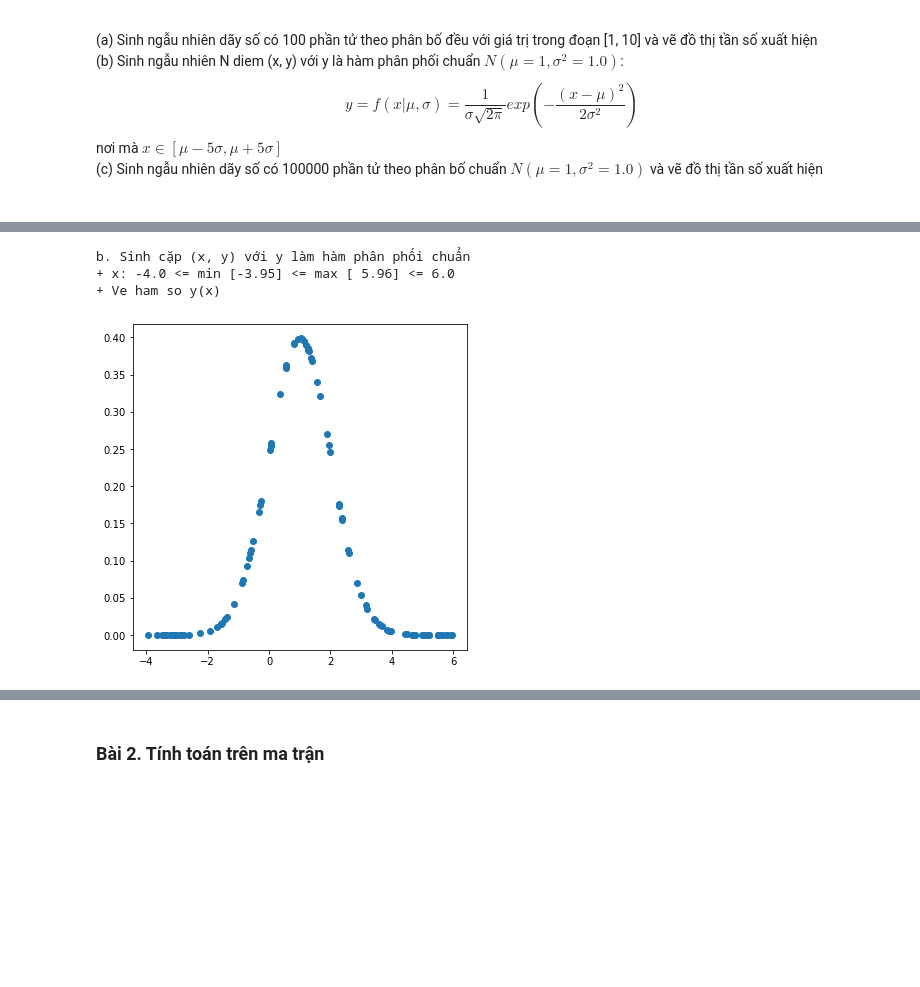
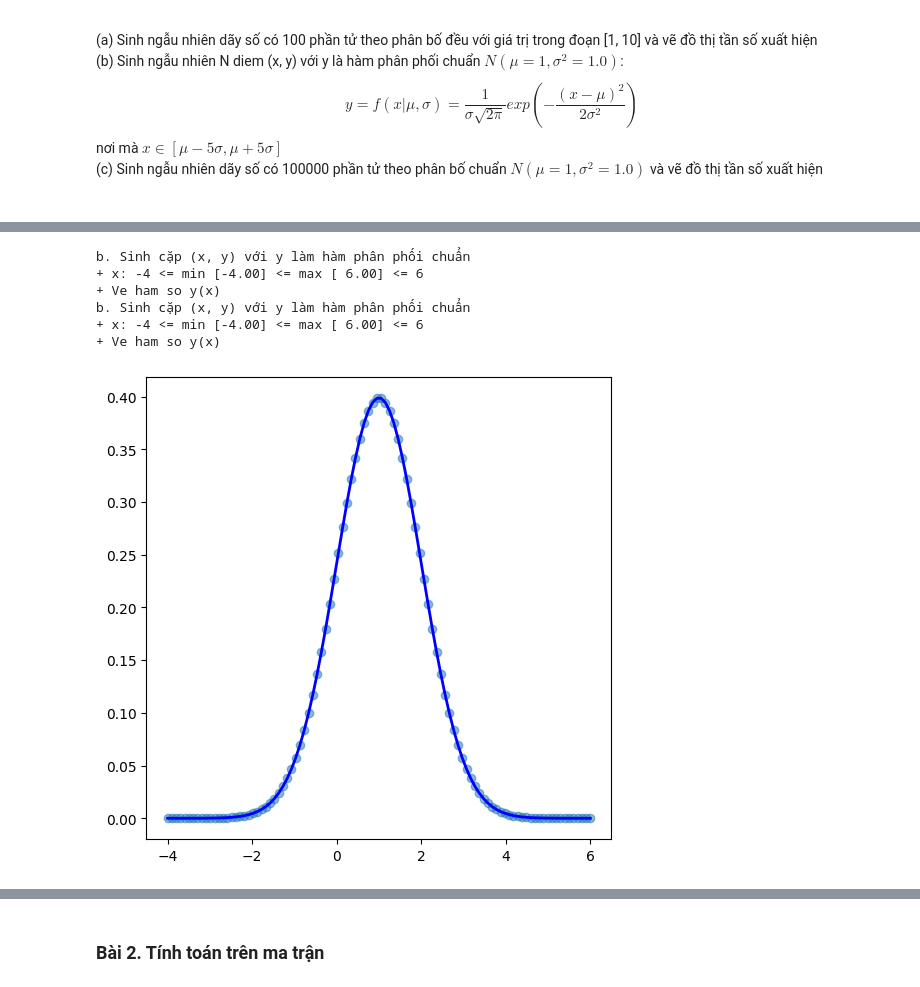
Before and after one commit to tiavantuan-afk/sgu2526k1_csttnt, a Jupyter notebook: Tuan02/my_lesson3.ipynb, the cells around one changed output, grey strips where cells are left out. Saved outputs shown, nothing was run; the diff lists cells and outputs as text; code cells hidden in the pictures; blank space fills up the shorter version.

```diff
--- a/Tuan02/my_lesson3.ipynb
+++ b/Tuan02/my_lesson3.ipynb
@@ -156,21 +205,34 @@ a. Sinh ngẫu nhiên theo phân bố đều
 # %%
 """ CÁC BẠN LÀM BÀI Ở ĐÂY """
-# Sử dụm hàm np.random.rand() sinh số ngẫu nhiên trong [0,1) --> [0,1) * (b - a) + a --> [a, b)
-# Sử dụng hàm sau để tính hàm xác suất chuẩn N(m, s): np.sqrt, np.exp
-# ...
+# Định nghĩa tham số
+mu = 1
+sigma = 1
+N = 100
+
+# Sinh x từ [μ - 5σ, μ + 5σ]
+x_min = mu - 5*sigma
+x_max = mu + 5*sigma
+x = np.linspace(x_min, x_max, N)
+
+# Tính hàm xác suất chuẩn theo công thức Gaussian
+y = (1 / (sigma * np.sqrt(2*np.pi))) * np.exp(-(x - mu)**2 / (2*sigma**2))
 
 print("b. Sinh cặp (x, y) với y làm hàm phân phối chuẩn")
 print(f"+ x: {x_min} <= min [{np.min(x): .2f}] <= max [{np.max(x): .2f}] <= {x_max}")
 print(f"+ Ve ham so y(x)")
 plt.figure(figsize=(6,6))      # kich thuoc ban ve
-plt.scatter(x, y)              # ve cac diem (xi, yi)
+plt.plot(x, y, 'b-', linewidth=2)  # ve duong cong
+plt.scatter(x, y, alpha=0.5)   # ve cac diem (xi, yi)
 plt.savefig("4b.png")          #  luu do thi
 plt.show()                     #  hien thi do thi
 # %% [output]
 b. Sinh cặp (x, y) với y làm hàm phân phối chuẩn
-+ x: -4.0 <= min [-3.95] <= max [ 5.96] <= 6.0
++ x: -4 <= min [-4.00] <= max [ 6.00] <= 6
 + Ve ham so y(x)
+b. Sinh cặp (x, y) với y làm hàm phân phối chuẩn
++ x: -4 <= min [-4.00] <= max [ 6.00] <= 6
++ Ve ham so y(x)
-[figure, old version]
+[figure, new version]
 # %%
 """ CÁC BẠN LÀM BÀI Ở ĐÂY """
 # Sử dụng hàm np.random.randn() sinh phân phối chuẩn N(0,1) --> N(m,s^2) = m + N(0,1) * s
```
Also changed, not shown: parts of 12 cells of this notebook, 3 other files.
